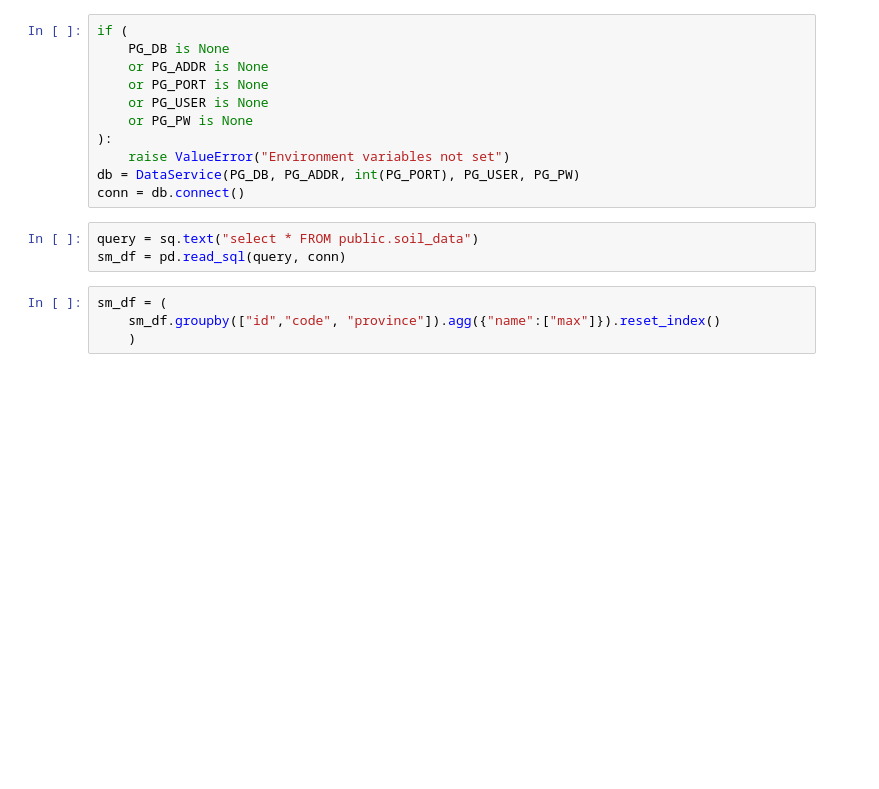
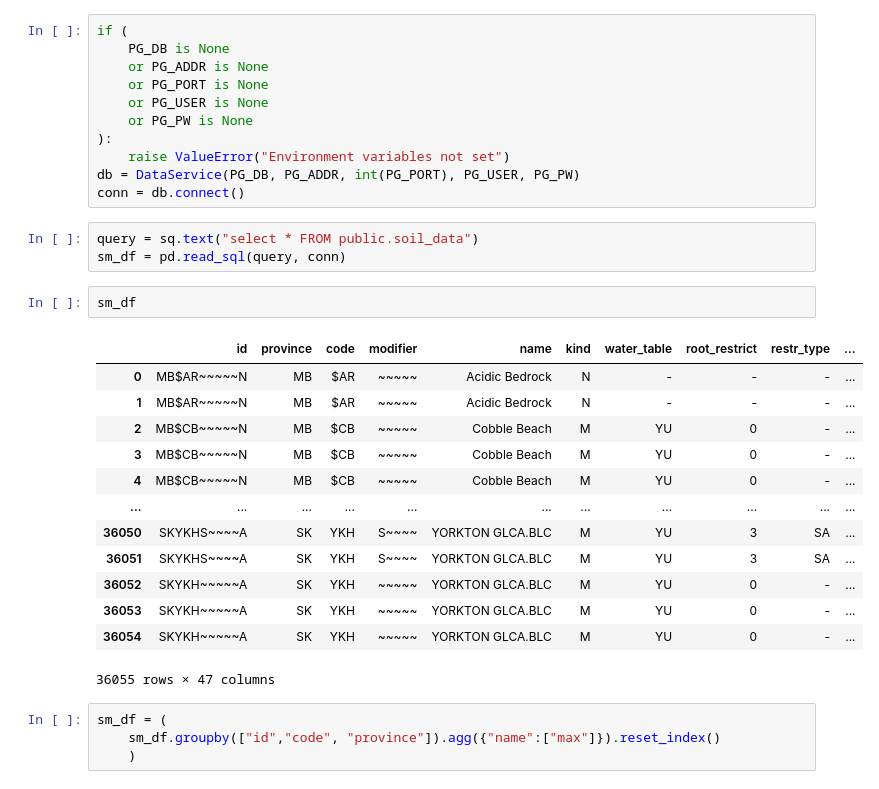
Before and after one commit to ChromaticPanic/CGC_Grain_Outcome_Predictions, a Jupyter notebook: src/importSoil/soilaggregation.ipynb, the cells around one changed output. Cells and saved outputs as stored; diff of their text form; blank space fills up the shorter version.

Commit message:
join aall the tables

```diff
--- a/src/importSoil/soilaggregation.ipynb
+++ b/src/importSoil/soilaggregation.ipynb
@@ -34,6 +44,22 @@ conn = db.connect()
 # %%
 query = sq.text("select * FROM public.soil_data")
 sm_df = pd.read_sql(query, conn)
+# %%
+sm_df
+# %% [output]
+|  | id | province | code | modifier | name | kind | water_table | root_restrict | restr_type | ... |
+| 0 | MB$AR~~~~~N | MB | $AR | ~~~~~ | Acidic Bedrock | N | - | - | - | ... |
+| 1 | MB$AR~~~~~N | MB | $AR | ~~~~~ | Acidic Bedrock | N | - | - | - | ... |
+| 2 | MB$CB~~~~~N | MB | $CB | ~~~~~ | Cobble Beach | M | YU | 0 | - | ... |
+| 3 | MB$CB~~~~~N | MB | $CB | ~~~~~ | Cobble Beach | M | YU | 0 | - | ... |
+| 4 | MB$CB~~~~~N | MB | $CB | ~~~~~ | Cobble Beach | M | YU | 0 | - | ... |
+| ... | ... | ... | ... | ... | ... | ... | ... | ... | ... | ... |
+| 36050 | SKYKHS~~~~A | SK | YKH | S~~~~ | YORKTON GLCA.BLC | M | YU | 3 | SA | ... |
+| 36051 | SKYKHS~~~~A | SK | YKH | S~~~~ | YORKTON GLCA.BLC | M | YU | 3 | SA | ... |
+| 36052 | SKYKH~~~~~A | SK | YKH | ~~~~~ | YORKTON GLCA.BLC | M | YU | 0 | - | ... |
+| 36053 | SKYKH~~~~~A | SK | YKH | ~~~~~ | YORKTON GLCA.BLC | M | YU | 0 | - | ... |
+| 36054 | SKYKH~~~~~A | SK | YKH | ~~~~~ | YORKTON GLCA.BLC | M | YU | 0 | - | ... |
+36055 rows × 47 columns
 # %%
 sm_df = (
     sm_df.groupby(["id","code", "province"]).agg({"name":["max"]}).reset_index()
```
Also changed, not shown: parts of 25 cells of this notebook.
